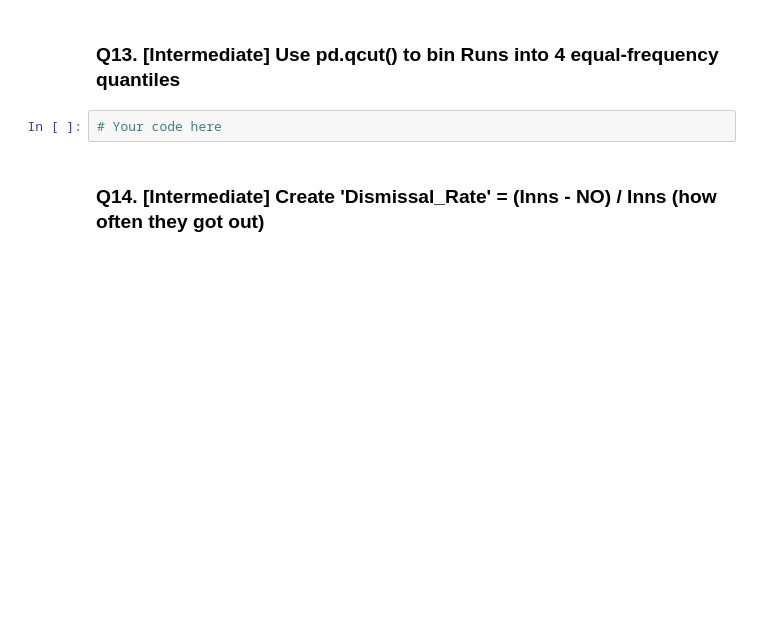
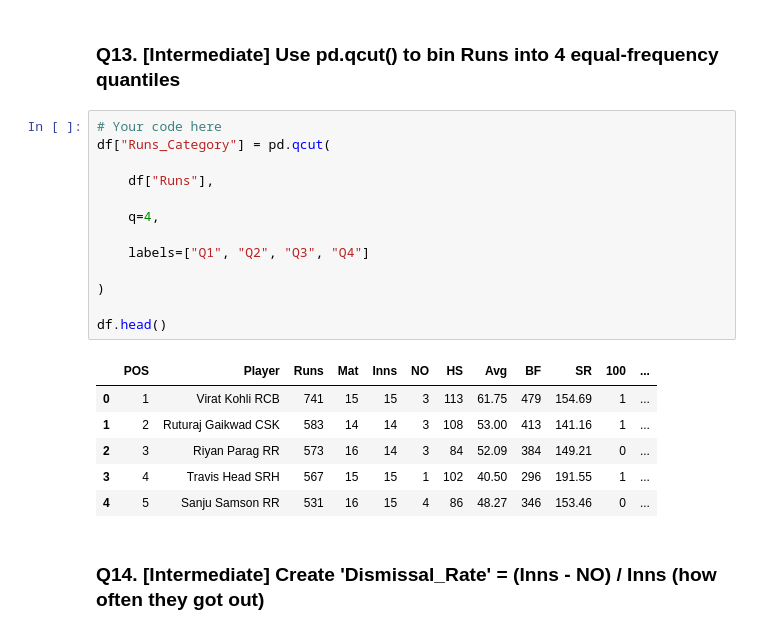
Before and after one commit to Harshit-kumar38/IPL-Dataset-Analysis-Pandas-, a Jupyter notebook: IPL_Pandas_Practice_275Q.ipynb, the cells around one changed output. Cells and saved outputs as stored; diff of their text form; blank space fills up the shorter version.

```diff
--- a/IPL_Pandas_Practice_275Q.ipynb
+++ b/IPL_Pandas_Practice_275Q.ipynb
@@ -1573,6 +1573,24 @@ df['Runs_Category'] = pd.cut(
 ### Q13. [Intermediate] Use pd.qcut() to bin Runs into 4 equal-frequency quantiles
 # %%
 # Your code here
+df["Runs_Category"] = pd.qcut(
+
+    df["Runs"],
+
+    q=4,
+
+    labels=["Q1", "Q2", "Q3", "Q4"]
+
+)
+
+df.head()
+# %% [output]
+|  | POS | Player | Runs | Mat | Inns | NO | HS | Avg | BF | SR | 100 | ... |
+| 0 | 1 | Virat Kohli RCB | 741 | 15 | 15 | 3 | 113 | 61.75 | 479 | 154.69 | 1 | ... |
+| 1 | 2 | Ruturaj Gaikwad CSK | 583 | 14 | 14 | 3 | 108 | 53.00 | 413 | 141.16 | 1 | ... |
+| 2 | 3 | Riyan Parag RR | 573 | 16 | 14 | 3 | 84 | 52.09 | 384 | 149.21 | 0 | ... |
+| 3 | 4 | Travis Head SRH | 567 | 15 | 15 | 1 | 102 | 40.50 | 296 | 191.55 | 1 | ... |
+| 4 | 5 | Sanju Samson RR | 531 | 16 | 15 | 4 | 86 | 48.27 | 346 | 153.46 | 0 | ... |
 # %% [markdown]
 ### Q14. [Intermediate] Create 'Dismissal_Rate' = (Inns - NO) / Inns (how often they got out)
 # %%
```
Also changed, not shown: parts of 1 cell of this notebook.
